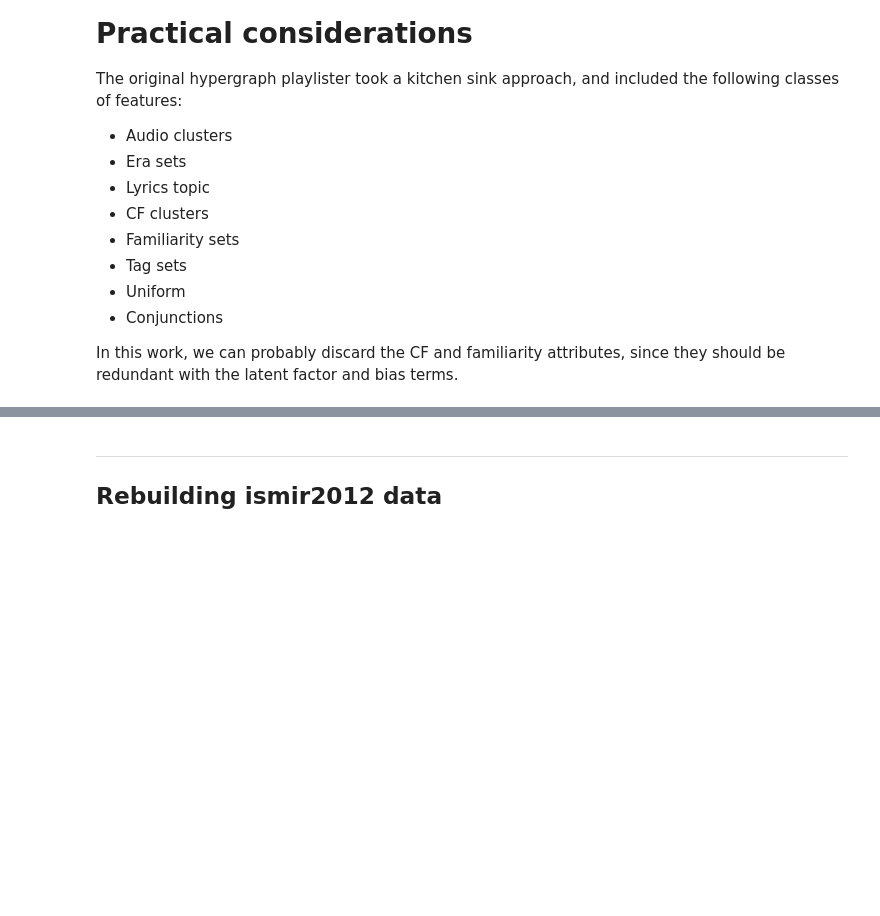
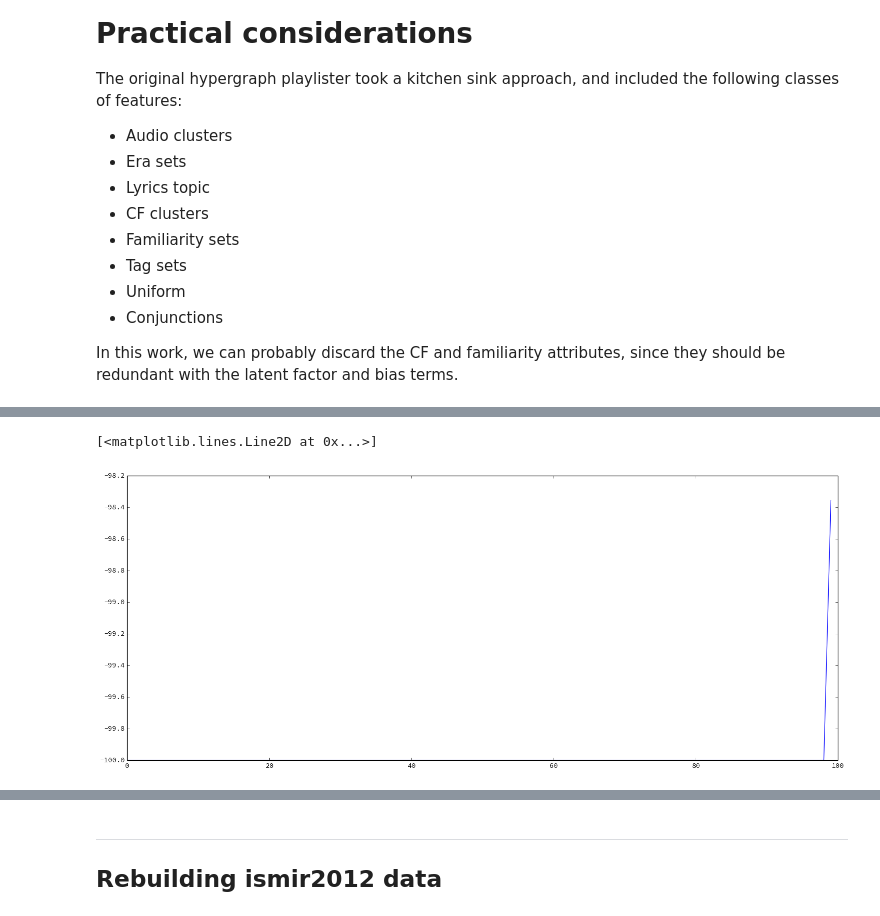
Before and after one commit to bmcfee/playlist_recommender, a Jupyter notebook: notes/Playlist recommender.ipynb, the cells around one changed output, grey strips where cells are left out. Drawn from its saved outputs; the diff is of its cells as text; code cells hidden in the pictures; blank space fills up the shorter version.

Commit message:
implemented edge objective

```diff
--- a/notes/Playlist recommender.ipynb
+++ b/notes/Playlist recommender.ipynb
@@ -373,0 +426,9 @@ plt.tight_layout()
+# %%
+w0 = np.zeros(n_edges)
+
+w_opt, w_value, diagnostics = scipy.optimize.fmin_l_bfgs_b(__edge_objective,
+                                                           w0,
+                                                           bounds=[(-100.0, 100.0)] * len(w0),
+                                                           iprint=1)
+print diagnostics
+assert diagnostics['warnflag'] == 0
@@ -373,0 +455,5 @@ plt.tight_layout()
+# %%
+plt.plot(w_opt)
+# %% [output]
+[<matplotlib.lines.Line2D at 0x...>]
+[figure, added]
```
Also changed, not shown: parts of 31 cells of this notebook, 1 other file.
